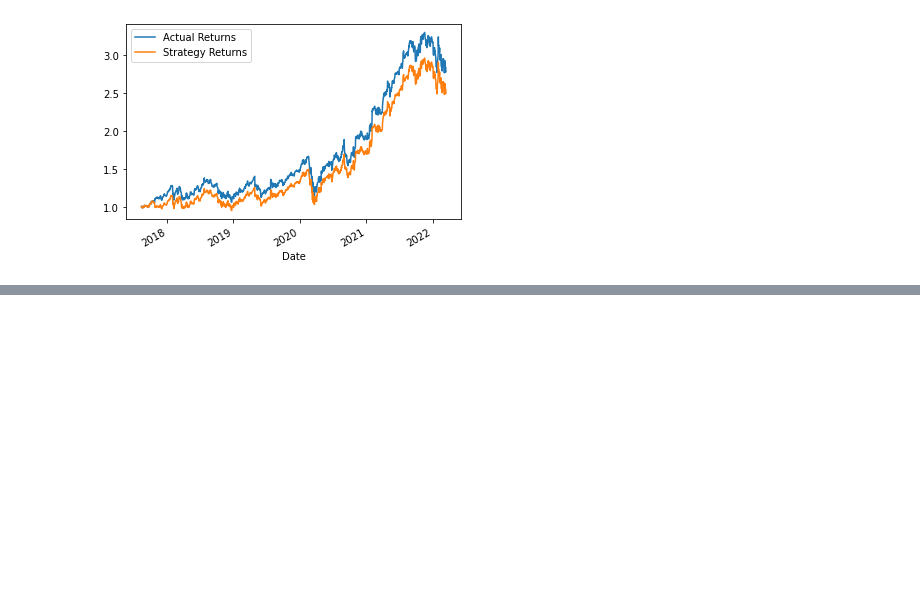
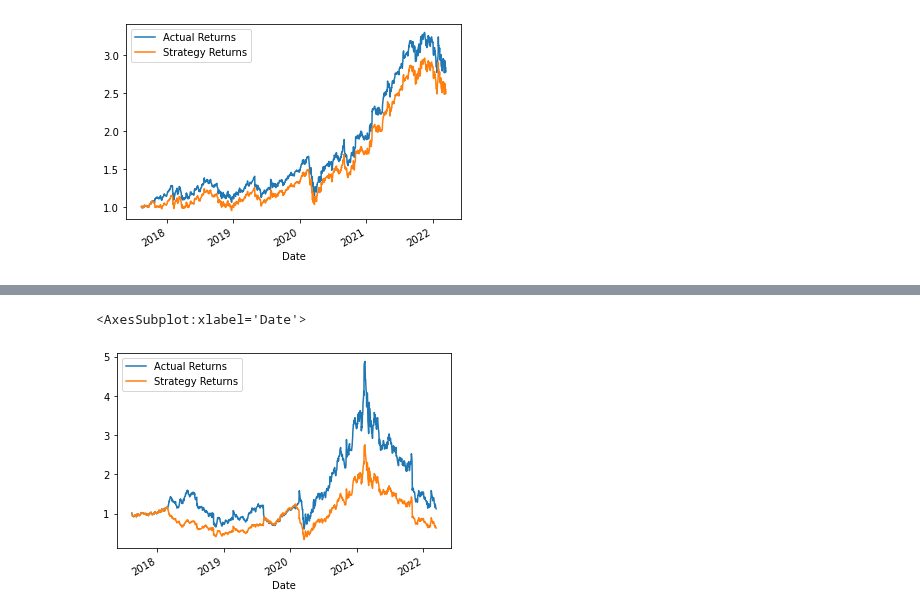
Before and after one commit to Phil-Hills/Project-2, a Jupyter notebook: Google2.ipynb, the cells around one changed output, grey strips where cells are left out. Saved outputs shown, nothing was run; the diff lists cells and outputs as text; code cells hidden in the pictures; blank space fills up the shorter version.

```diff
--- a/Google2.ipynb
+++ b/Google2.ipynb
@@ -376,0 +683,5 @@ display(predictions1_df.tail())
+# %%
+svm1_model = svm.SVC()
+svm1_model = svm1_model.fit(X_train1_scaled, y_train1)
+svm1_pred_training = svm1_model.predict(X_train1_scaled)
+svm1_pred_training
@@ -376,0 +706,4 @@ display(predictions1_df.tail())
+# %%
+svm1_pred_testing = svm1_model.predict(X_test1_scaled)
+svm1_testing_report = classification_report(y_test1, svm1_pred_testing)
+print(svm1_testing_report)
@@ -376,0 +719,10 @@ display(predictions1_df.tail())
+# %%
+predictions1_df = pd.DataFrame(index = X_test1.index)
+predictions1_df['Predicted'] = svm1_pred_testing
+# %%
+predictions1_df['Actual Returns'] = zillow_df['Actual Returns']
+predictions1_df['Strategy Returns'] = (
+    predictions1_df['Actual Returns'] * predictions1_df['Predicted']
+)
+display(predictions1_df.head())
+display(predictions1_df.tail())
@@ -376,0 +744,5 @@ display(predictions1_df.tail())
+# %%
+(1 + predictions1_df[['Actual Returns', 'Strategy Returns']]).cumprod().plot()
+# %% [output]
+<AxesSubplot:xlabel='Date'>
+[figure, added]
```
Also changed, not shown: parts of 40 cells of this notebook.
